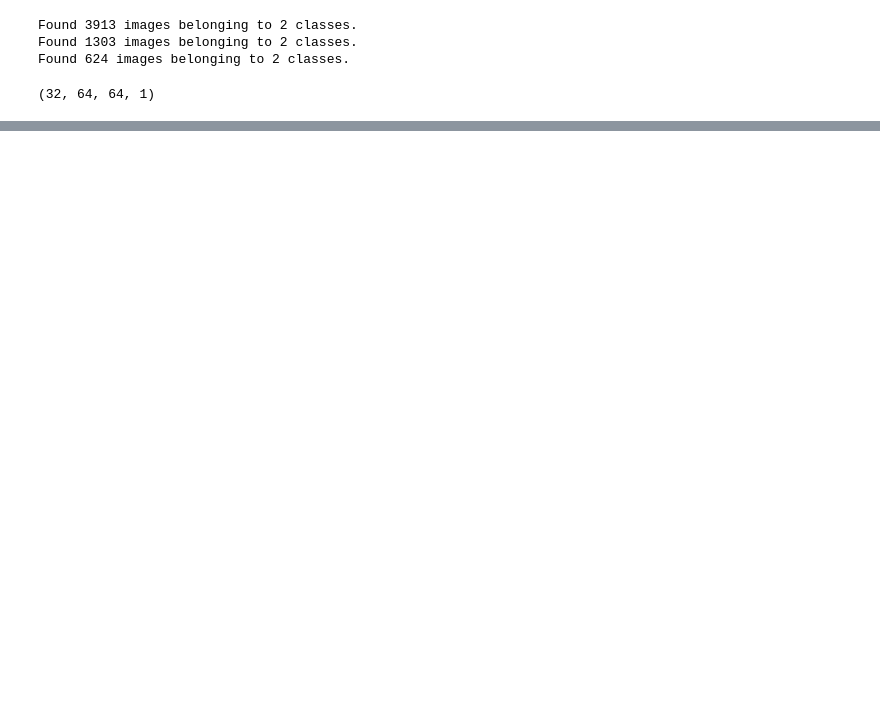
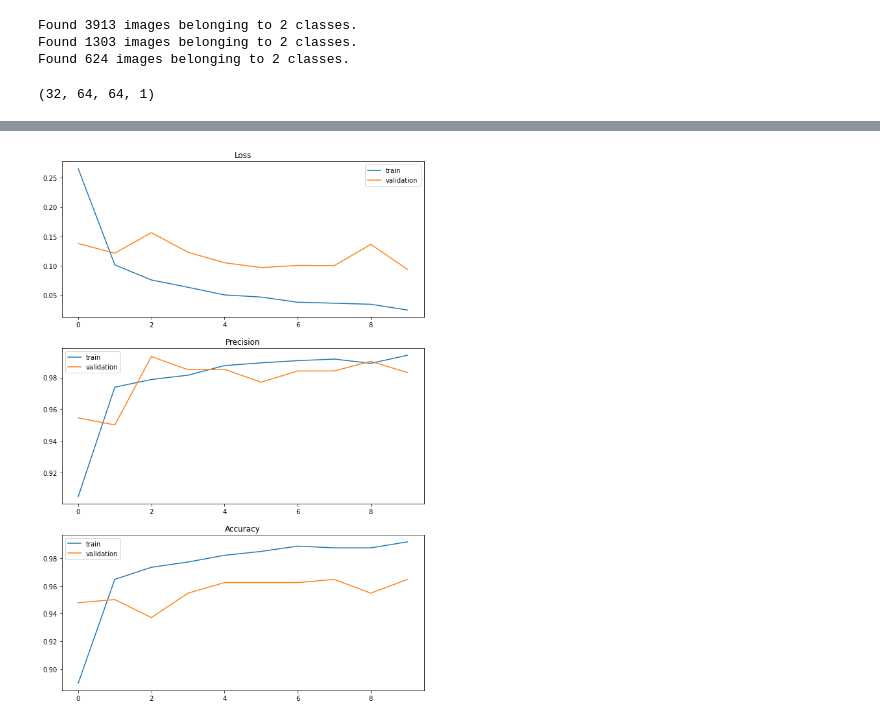
Before and after one commit to nickthetj/GroupProject4, a Jupyter notebook: notebooks/Lydia Scratch.ipynb, the cells around one changed output, grey strips where cells are left out. Cells and saved outputs as stored; diff of their text form; code cells hidden in the pictures; blank space fills up the shorter version.

```diff
--- a/notebooks/Lydia Scratch.ipynb
+++ b/notebooks/Lydia Scratch.ipynb
@@ -30,0 +107,18 @@ train_images.shape
+# %%
+model2 = models.Sequential()
+model2.add(layers.Conv2D(filters=32,
+                        kernel_size=(3, 3),
+                        activation='relu',
+                        input_shape=(64, 64, 1)))
+model2.add(layers.MaxPooling2D(pool_size=(2, 2)))
+model2.add(layers.Flatten())
+model2.add(layers.Dense(64, activation='relu'))
+model2.add(layers.Dense(1, activation='sigmoid'))
+
+model2.compile(optimizer='Adam',
+              loss='BinaryCrossentropy',
+              metrics=['Precision', 'BinaryAccuracy'])
+
+results2 = model2.fit(train_generator, epochs=10, validation_data=validation_set)
+plot_loss_and_accuracy(results2)
+# %% [output]
@@ -30,0 +145 @@ train_images.shape
+[figure, added]
```
Also changed, not shown: parts of 16 cells of this notebook.
